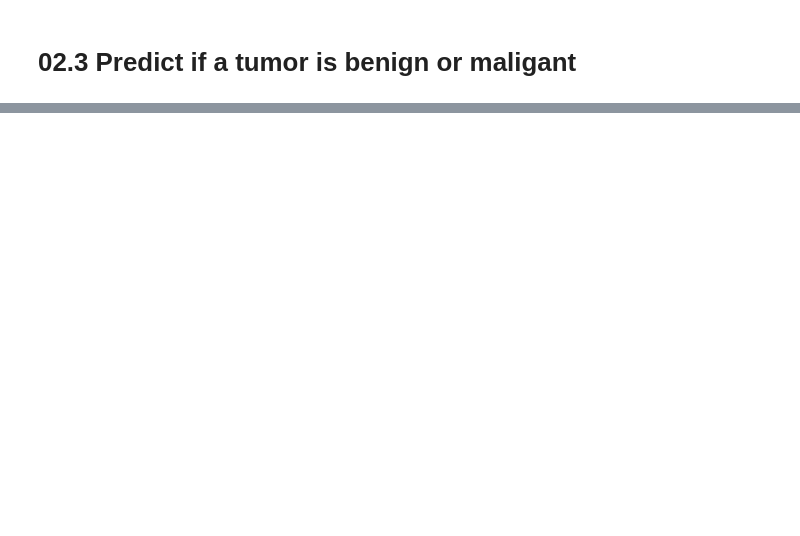
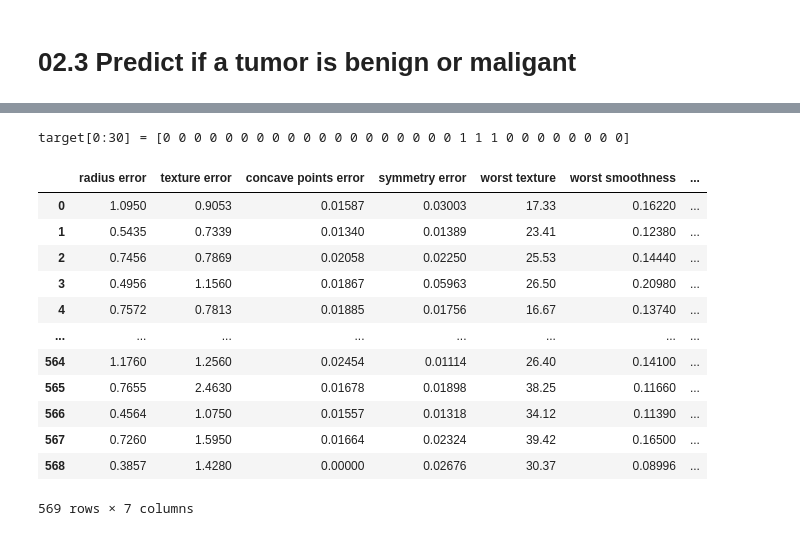
Before and after one commit to banasree385/introduction_to_ml, a Jupyter notebook: 02.Introduction_to_ML/03.BreastCancer.ipynb, the cells around one changed output, grey strips where cells are left out. Saved outputs shown, nothing was run; the diff lists cells and outputs as text; code cells hidden in the pictures; blank space fills up the shorter version.

```diff
--- a/02.Introduction_to_ML/03.BreastCancer.ipynb
+++ b/02.Introduction_to_ML/03.BreastCancer.ipynb
@@ -15,9 +18,25 @@ print(f"Shape of dataframe {df.shape}")
 # %%
 features = ['radius error', 'texture error', 'concave points error',
             'symmetry error', 'worst texture', 'worst smoothness',
             'worst symmetry']
 df = df[features] # select just these features
 print("target[0:30] =", y[0:30]) # show 30 values of malignant/benign target
+df
+# %% [output]
+target[0:30] = [0 0 0 0 0 0 0 0 0 0 0 0 0 0 0 0 0 0 0 1 1 1 0 0 0 0 0 0 0 0]
+|  | radius error | texture error | concave points error | symmetry error | worst texture | worst smoothness | ... |
+| 0 | 1.0950 | 0.9053 | 0.01587 | 0.03003 | 17.33 | 0.16220 | ... |
+| 1 | 0.5435 | 0.7339 | 0.01340 | 0.01389 | 23.41 | 0.12380 | ... |
+| 2 | 0.7456 | 0.7869 | 0.02058 | 0.02250 | 25.53 | 0.14440 | ... |
+| 3 | 0.4956 | 1.1560 | 0.01867 | 0.05963 | 26.50 | 0.20980 | ... |
+| 4 | 0.7572 | 0.7813 | 0.01885 | 0.01756 | 16.67 | 0.13740 | ... |
+| ... | ... | ... | ... | ... | ... | ... | ... |
+| 564 | 1.1760 | 1.2560 | 0.02454 | 0.01114 | 26.40 | 0.14100 | ... |
+| 565 | 0.7655 | 2.4630 | 0.01678 | 0.01898 | 38.25 | 0.11660 | ... |
+| 566 | 0.4564 | 1.0750 | 0.01557 | 0.01318 | 34.12 | 0.11390 | ... |
+| 567 | 0.7260 | 1.5950 | 0.01664 | 0.02324 | 39.42 | 0.16500 | ... |
+| 568 | 0.3857 | 1.4280 | 0.00000 | 0.02676 | 30.37 | 0.08996 | ... |
+569 rows × 7 columns
 # %%
 # Create train test split, with 15% data reserved from testing.
 from sklearn.model_selection import train_test_split
```
Also changed, not shown: parts of 7 cells of this notebook, 5 other files.
